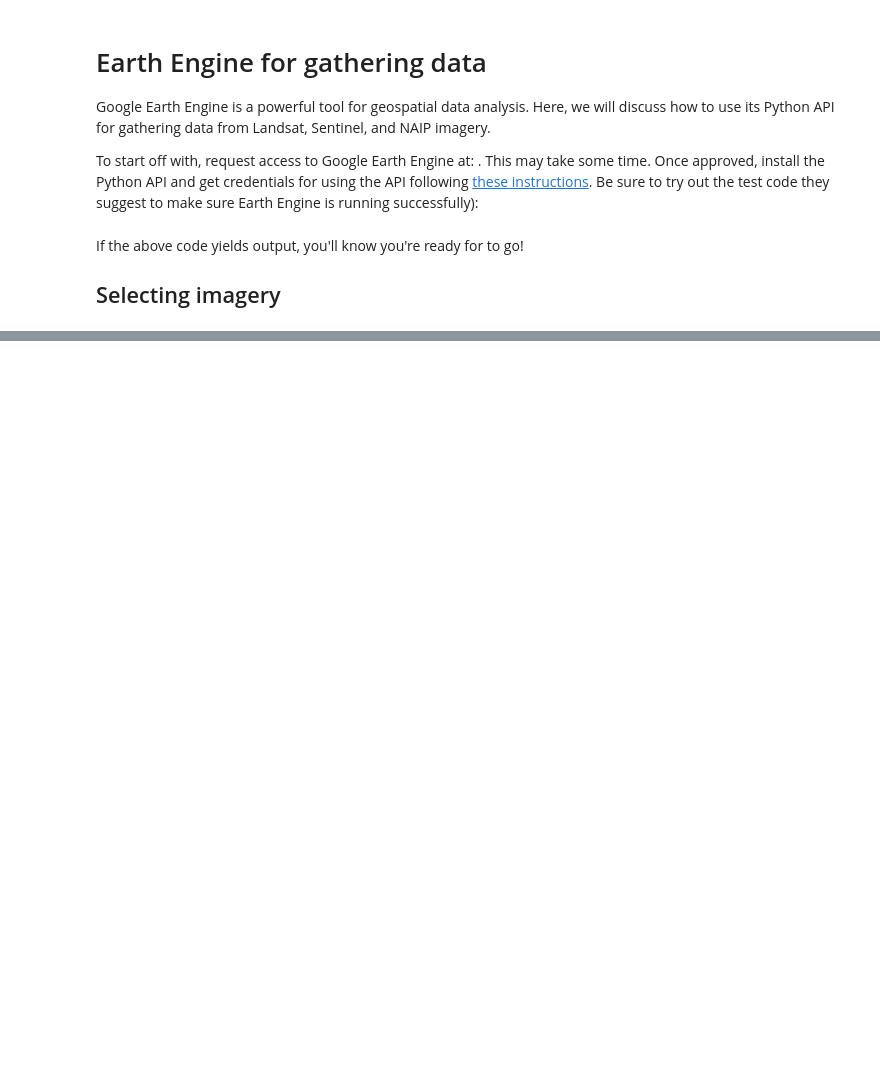
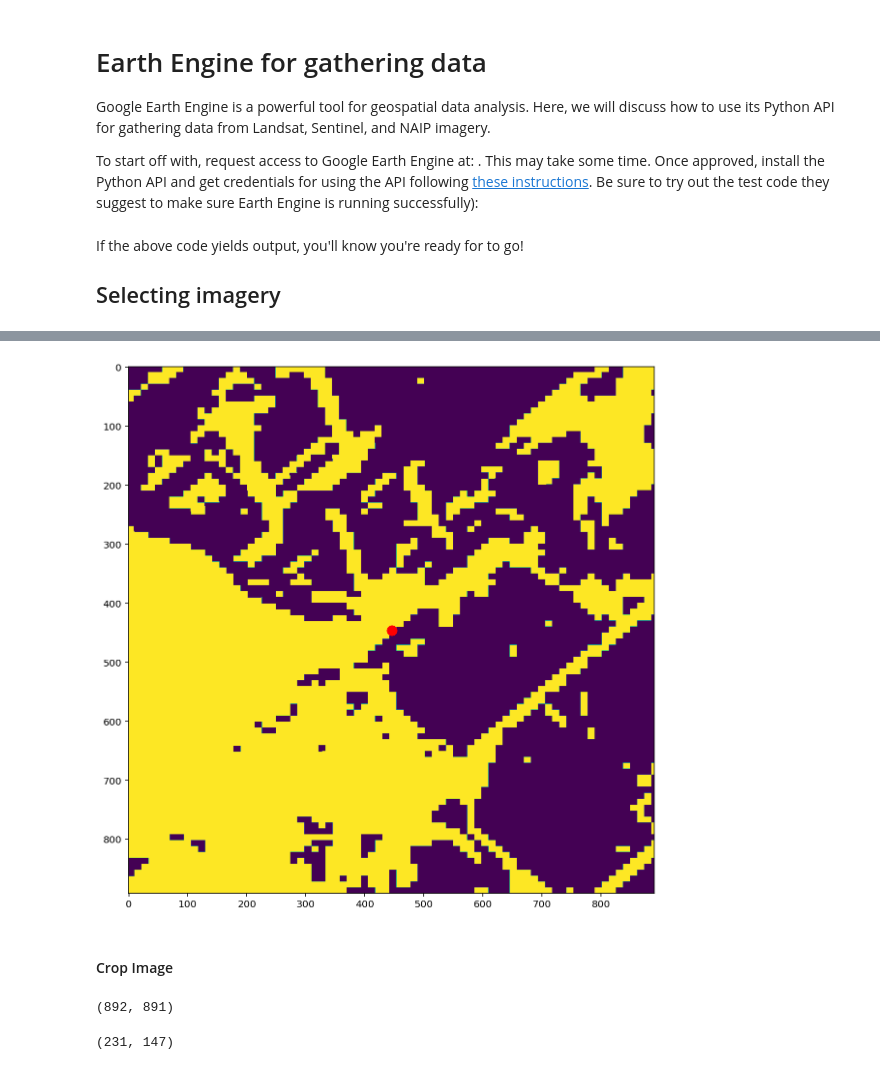
Before and after one commit to yangxiaohan57/geodome_copy, a Jupyter notebook: earth_engine_s2.ipynb, the cells around one changed output, grey strips where cells are left out. Saved outputs shown, nothing was run; the diff lists cells and outputs as text; code cells hidden in the pictures; blank space fills up the shorter version.

```diff
--- a/earth_engine_s2.ipynb
+++ b/earth_engine_s2.ipynb
@@ -185,0 +138,13 @@ OSError: cannot write mode F as JPEG
+# %%
+plt.figure(figsize=(10, 10))
+plt.imshow(img_seg)
+plt.scatter(891/2,892/2, c='red', s=100)
+plt.show()
+# %% [output]
+[figure, added]
+# %% [markdown]
+#### Crop Image
+# %%
+img_seg.shape
+# %% [output]
+(892, 891)
@@ -185,0 +153,4 @@ OSError: cannot write mode F as JPEG
+# %%
+img_seg_crop.shape
+# %% [output]
+(231, 147)
```
Also changed, not shown: parts of 58 cells of this notebook, 4 other files.
